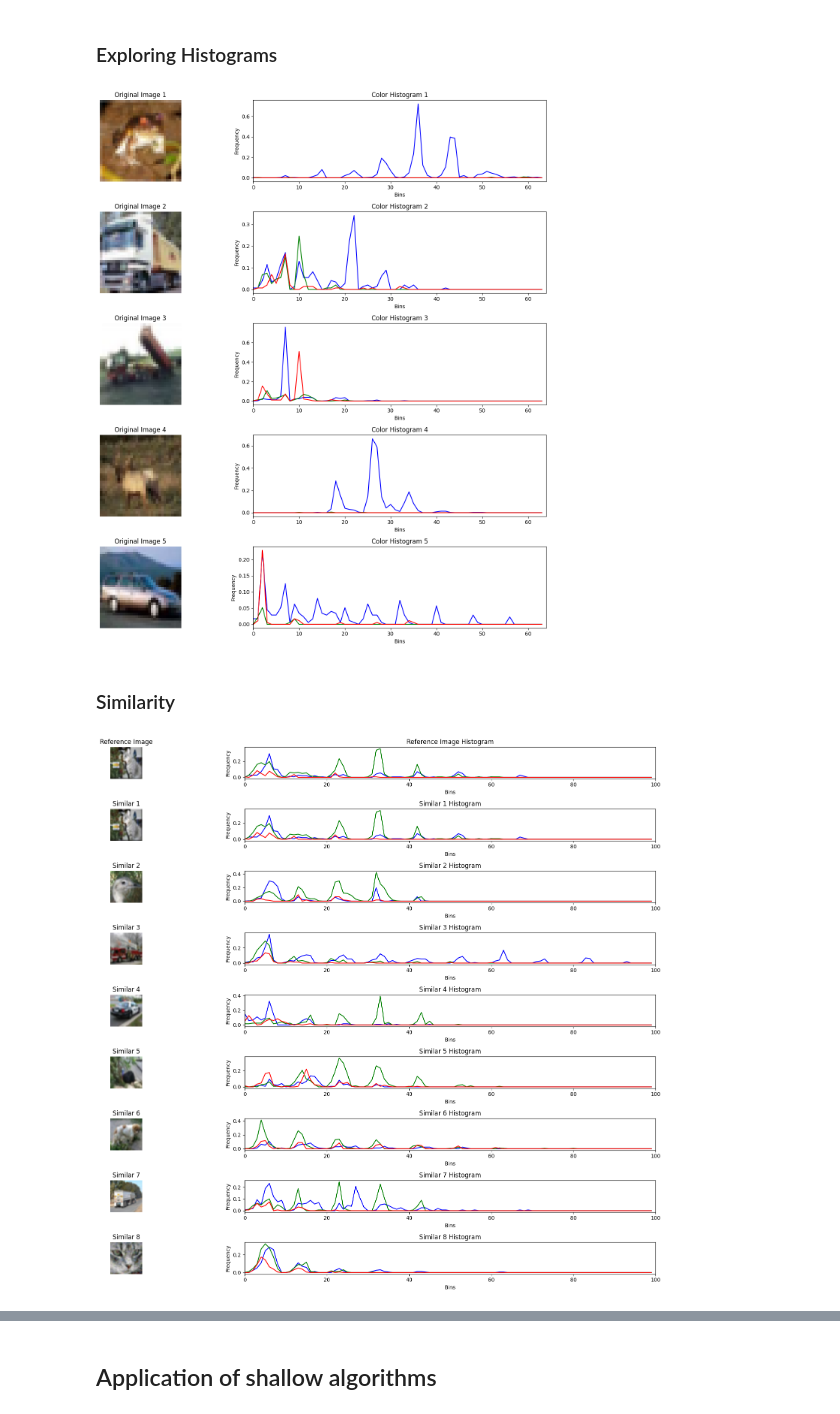
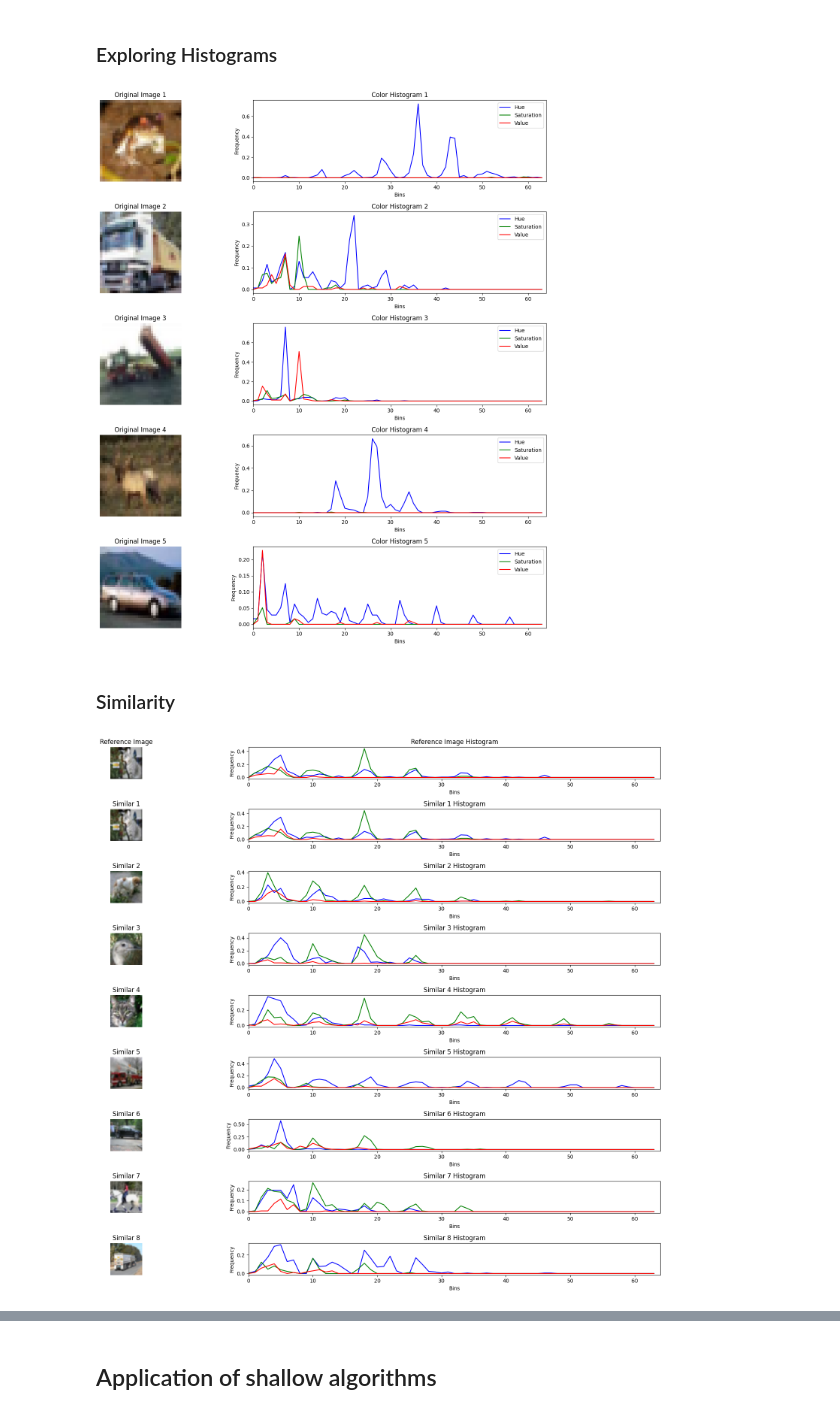
Before and after one commit to rcn255/ml-ex3, a Jupyter notebook: paul/feature_extraction.ipynb, the cells around one changed output, grey strips where cells are left out. Drawn from its saved outputs; the diff is of its cells as text; code cells hidden in the pictures.

```diff
--- a/paul/feature_extraction.ipynb
+++ b/paul/feature_extraction.ipynb
@@ -52,14 +52,11 @@ def load_cifar10_dataset(dataset_path, bins=(16, 16, 16), color_space='LAB'):
             images.append(image)
     return np.array(data), np.array(labels), images
 
-
-
 dataset_path = "data/cifar-10-batches-py"
 
 #
 bins = (8, 8, 8)  # Increase the number of bins
-color_space = 'LAB'  # Use the LAB colour space
-
+color_space = 'HSV'  # LAB HSV
 
 data, labels, images = load_cifar10_dataset(dataset_path, bins=bins, color_space=color_space)
 # %%
@@ -90,7 +87,7 @@ display_image(first_image)
 # Import plt
 import matplotlib.pyplot as plt
 # %%
-def plot_images_and_histograms(images, bins=(16, 16, 16), color_space='LAB'):
+def plot_images_and_histograms(images, bins=(8, 8, 8), color_space='LAB'):
     plt.figure(figsize=(15, 15))
     for i, image in enumerate(images):
         plt.subplot(5, 2, 2 * i + 1)
@@ -104,14 +101,16 @@ def plot_images_and_histograms(images, bins=(16, 16, 16), color_space='LAB'):
         # Plot histogram
         plt.subplot(5, 2, 2 * i + 2)
         colors = ('b', 'g', 'r')
-        for j, col in enumerate(colors):
+        labels = ('Hue', 'Saturation', 'Value') if color_space == 'HSV' else ('Channel 1', 'Channel 2', 'Channel 3')
+        for j, (col, label) in enumerate(zip(colors, labels)):
             hist_part = hist[j * bins[0] * bins[1]: (j + 1) * bins[0] * bins[1]]
-            plt.plot(hist_part, color=col)
+            plt.plot(hist_part, color=col, label=label)
             plt.xlim([0, bins[0] * bins[1]])
 
         plt.title(f"Color Histogram {i+1}")
         plt.xlabel("Bins")
         plt.ylabel("Frequency")
+        plt.legend()
 
     plt.tight_layout()
     plt.show()
@@ -123,7 +122,7 @@ example_images = images[:5]
 #bins = (8, 8, 8)
 plot_images_and_histograms(example_images, bins=bins, color_space='HSV')
 # %% [output]
-[figure, old version]
+[figure, new version]
 # %% [markdown]
 ###  Similarity
 # %%
@@ -144,7 +143,7 @@ def extract_color_histogram(image, bins=(16, 16, 16), color_space='LAB'):
     cv2.normalize(hist, hist)
     return hist.flatten()
 
-def find_similar_images(reference_image, data, labels, num_similar=8, bins=(16, 16, 16), color_space='LAB'):
+def find_similar_images(reference_image, data, labels, num_similar=8, bins=(8, 8, 8), color_space='LAB'):
     ref_hist = extract_color_histogram(reference_image, bins=bins, color_space=color_space)
 
     distances = []
@@ -160,7 +159,7 @@ def find_similar_images(reference_image, data, labels, num_similar=8, bins=(16,
 
     return similar_images, similar_labels
 
-def plot_images_and_histograms(reference_image, similar_images, similar_labels, bins=(16, 16, 16), color_space='LAB'):
+def plot_images_and_histograms(reference_image, similar_images, similar_labels, bins=(8, 8, 8), color_space='LAB'):
     plt.figure(figsize=(20, 15))
 
     plt.subplot(len(similar_images) + 1, 2, 1)
@@ -191,35 +190,35 @@ def plot_images_and_histograms(reference_image, similar_images, similar_labels,
 
         hist = extract_color_histogram(image, bins=bins, color_space=color_space)
 
         plt.subplot(len(similar_images) + 1, 2, 2 * i + 2)
         for j, col in enumerate(colors):
             hist_part = hist[j * bins[0] * bins[1]: (j + 1) * bins[0] * bins[1]]
             plt.plot(hist_part, color=col)
             plt.xlim([0, bins[0] * bins[1]])
         plt.title(f"Similar {i} Histogram")
         plt.xlabel("Bins")
         plt.ylabel("Frequency")
 
     plt.tight_layout()
     plt.show()
 
-bins = (10, 10, 10)
+bins = (8, 8, 8)
 color_space = 'HSV'
 
 dataset_path = "data/cifar-10-batches-py"
 data, labels, images = load_cifar10_dataset(dataset_path, bins=bins, color_space=color_space)
 
 # select reference image
 reference_image = images[78]
 
 # Find similar images
 similar_images, similar_labels = find_similar_images(reference_image, data, labels, num_similar=8, bins=bins, color_space=color_space)
 
 # Show the reference image and the similar images with their histograms
 
 plot_images_and_histograms(reference_image, similar_images, similar_labels, bins=bins, color_space=color_space)
 # %% [output]
-[figure, old version]
+[figure, new version]
 # %% [markdown]
 ## Experiments
 
```
Also changed, not shown: parts of 16 cells of this notebook, 5 other files.
